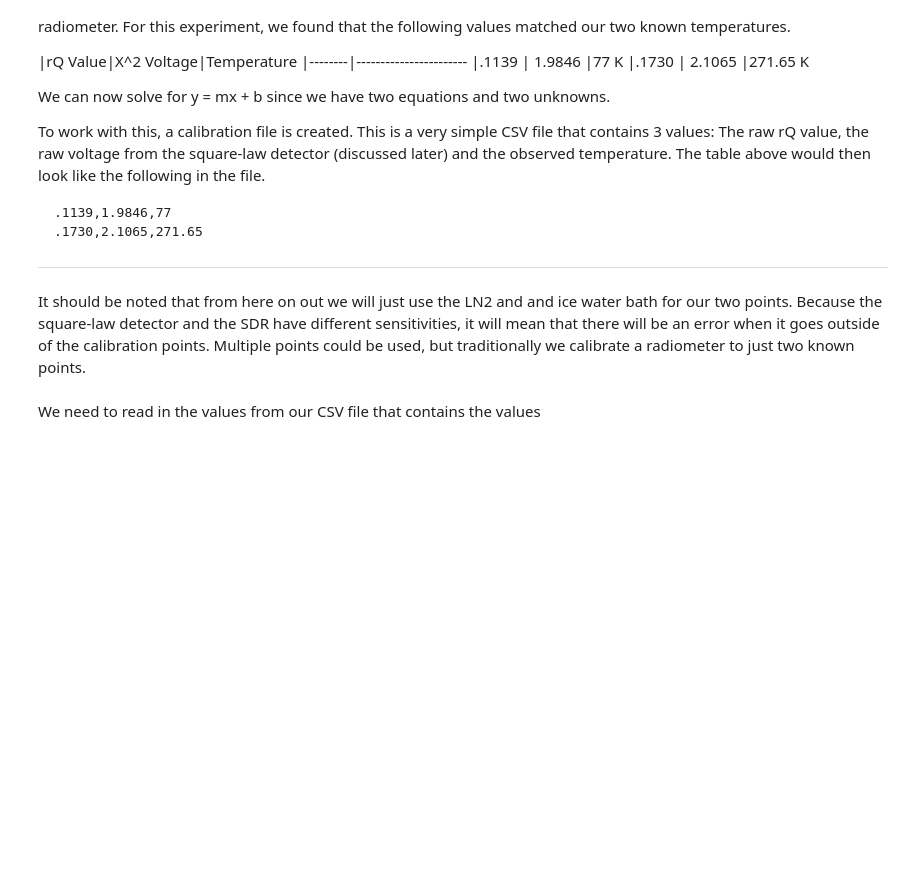
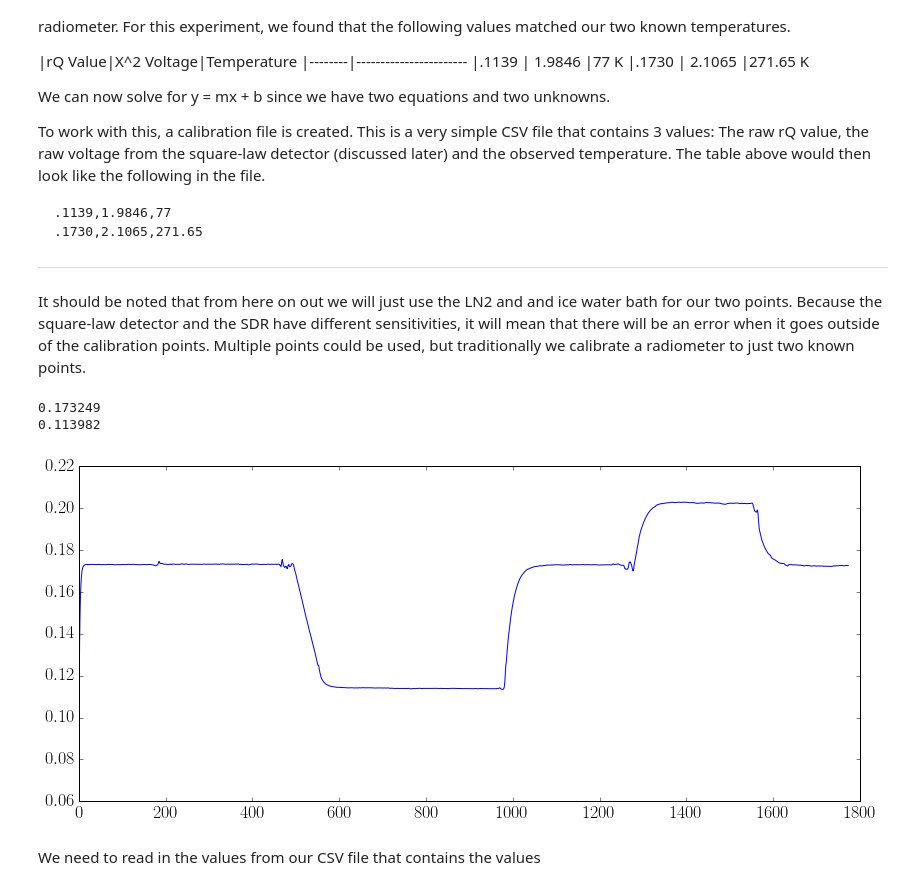
Before and after one commit to matgyver/Radiometer-SDR-Thesis, a Jupyter notebook: Experiments/Exp1/radiometer_experiment_1.ipynb, the cells around one changed output. Cells and saved outputs as stored; diff of their text form; code cells hidden in the pictures; blank space fills up the shorter version.

```diff
--- a/Experiments/Exp1/radiometer_experiment_1.ipynb
+++ b/Experiments/Exp1/radiometer_experiment_1.ipynb
@@ -165,6 +165,19 @@ To work with this, a calibration file is created.  This is a very simple CSV fil
 - - -
 
 It should be noted that from here on out we will just use the LN2 and and ice water bath for our two points.  Because the square-law detector and the SDR have different sensitivities, it will mean that there will be an error when it goes outside of the calibration points.  Multiple points could be used, but traditionally we calibrate a radiometer to just two known points.
+# %%
+fig = plt.figure(figsize=(14,6), dpi=300)
+plot(f)
+sdr_icesnip = f[210:410]
+sdr_ln2snip = f[650:850]
+sdrice_avg = numpy.mean(sdr_icesnip)
+print sdrice_avg
+sdrln2_avg = numpy.mean(sdr_ln2snip)
+print sdrln2_avg
+# %% [output]
+0.173249
+0.113982
+[figure, added]
 # %% [markdown]
 We need to read in the values from our CSV file that contains the values
 # %%
```
Also changed, not shown: parts of 11 cells of this notebook, 34 other files.
